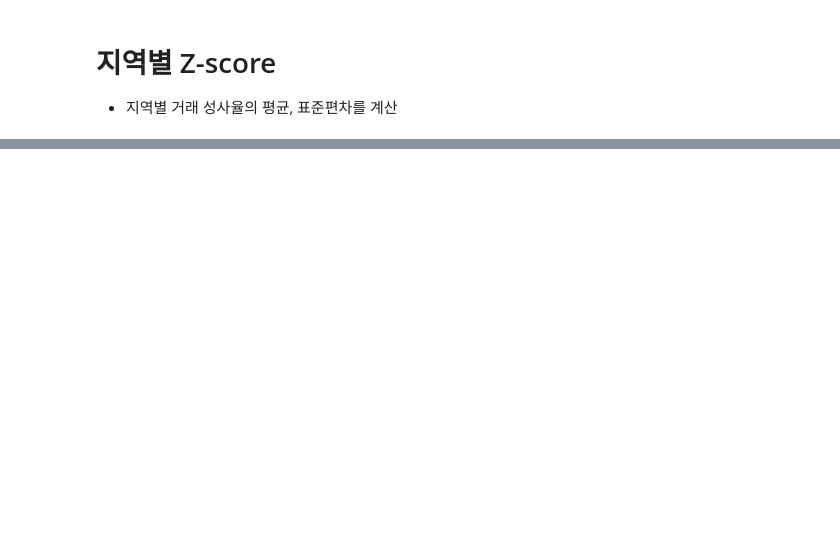
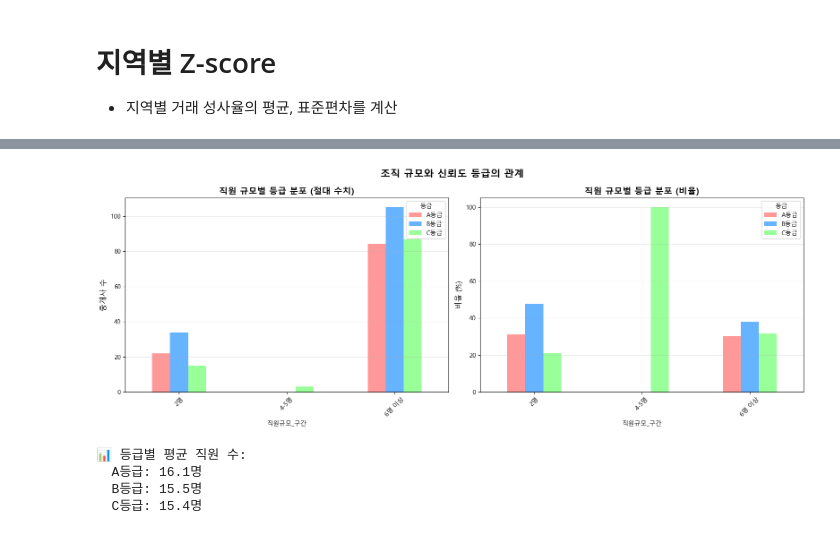
Before and after one commit to eunjeong0911/Property-recommend, a Jupyter notebook: apps/reco/models/trust_model/analyz.ipynb, the cells around one changed output, grey strips where cells are left out. Cells and saved outputs as stored; diff of their text form; code cells hidden in the pictures; blank space fills up the shorter version.

```diff
--- a/apps/reco/models/trust_model/analyz.ipynb
+++ b/apps/reco/models/trust_model/analyz.ipynb
@@ -167,0 +1030,63 @@ Name: count, dtype: float64%
+# %%
+# ============================================
+# 3. 조직 규모 vs 등급 상관관계 분석
+# ============================================
+print("\n" + "="*70)
+print("🏢 조직 규모 vs 등급 상관관계 분석")
+print("="*70)
+
+# 직원 수 구간별 분석
+df_features['직원규모_구간'] = pd.cut(df_features['총_직원수'],
+                               bins=[0, 1, 2, 3, 5, float('inf')],
+                               labels=['1명', '2명', '3명', '4-5명', '6명 이상'])
+
+# 구간별 등급 분포
+staff_grade_crosstab = pd.crosstab(df_features['직원규모_구간'], df_features['신뢰도등급'])
+staff_grade_pct = staff_grade_crosstab.div(staff_grade_crosstab.sum(axis=1), axis=0) * 100
+
+print("📊 직원 규모별 등급 분포:")
+print(staff_grade_crosstab)
+print("\n📊 직원 규모별 등급 비율 (%):")
+print(staff_grade_pct.round(1))
+
+# 상관관계 분석
+correlation_staff_grade = df_features['총_직원수'].corr(df_features['신뢰도등급_숫자'])
+print(f"\n🔍 직원 수와 등급의 상관관계:")
+print(f"  - 피어슨 상관계수: {correlation_staff_grade:.3f}")
+
+# 통계적 유의성 검정
+chi2_staff, p_value_staff = stats.chi2_contingency(staff_grade_crosstab)[:2]
+print(f"\n🔍 카이제곱 검정 결과:")
+print(f"  - 카이제곱 통계량: {chi2_staff:.3f}")
+print(f"  - p-value: {p_value_staff:.6f}")
+print(f"  - 유의성: {'유의함 (p<0.05)' if p_value_staff < 0.05 else '유의하지 않음 (p≥0.05)'}")
+
+# 시각화
+fig, axes = plt.subplots(1, 2, figsize=(16, 6))
+
+# 절대 수치
+staff_grade_crosstab.plot(kind='bar', ax=axes[0], color=['#ff9999', '#66b3ff', '#99ff99'])
+axes[0].set_title('직원 규모별 등급 분포 (절대 수치)', fontsize=14, fontweight='bold')
+axes[0].set_ylabel('중개사 수', fontsize=12)
+axes[0].legend(title='등급', labels=['A등급', 'B등급', 'C등급'])
+axes[0].tick_params(axis='x', rotation=45)
+axes[0].grid(True, alpha=0.3, axis='y')
+
+# 비율
+staff_grade_pct.plot(kind='bar', ax=axes[1], color=['#ff9999', '#66b3ff', '#99ff99'])
+axes[1].set_title('직원 규모별 등급 분포 (비율)', fontsize=14, fontweight='bold')
+axes[1].set_ylabel('비율 (%)', fontsize=12)
+axes[1].legend(title='등급', labels=['A등급', 'B등급', 'C등급'])
+axes[1].tick_params(axis='x', rotation=45)
+axes[1].grid(True, alpha=0.3, axis='y')
+
+plt.suptitle('조직 규모와 신뢰도 등급의 관계', fontsize=16, fontweight='bold')
+plt.tight_layout()
+plt.show()
+
+# 평균 분석
+print(f"\n📊 등급별 평균 직원 수:")
+for grade in ['A', 'B', 'C']:
+    avg_staff = df_features[df_features['신뢰도등급'] == grade]['총_직원수'].mean()
+    print(f"  {grade}등급: {avg_staff:.1f}명")
+# %% [output]
@@ -167,0 +1110,5 @@ Name: count, dtype: float64%
+[figure, added]
+📊 등급별 평균 직원 수:
+  A등급: 16.1명
+  B등급: 15.5명
+  C등급: 15.4명
```
Also changed, not shown: parts of 24 cells of this notebook, 7 other files.
